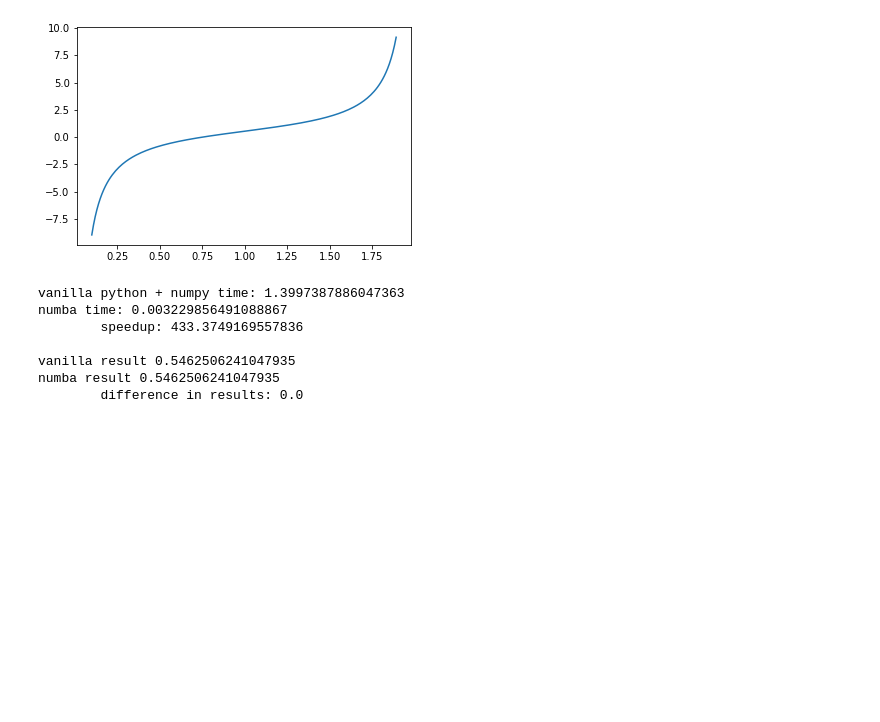
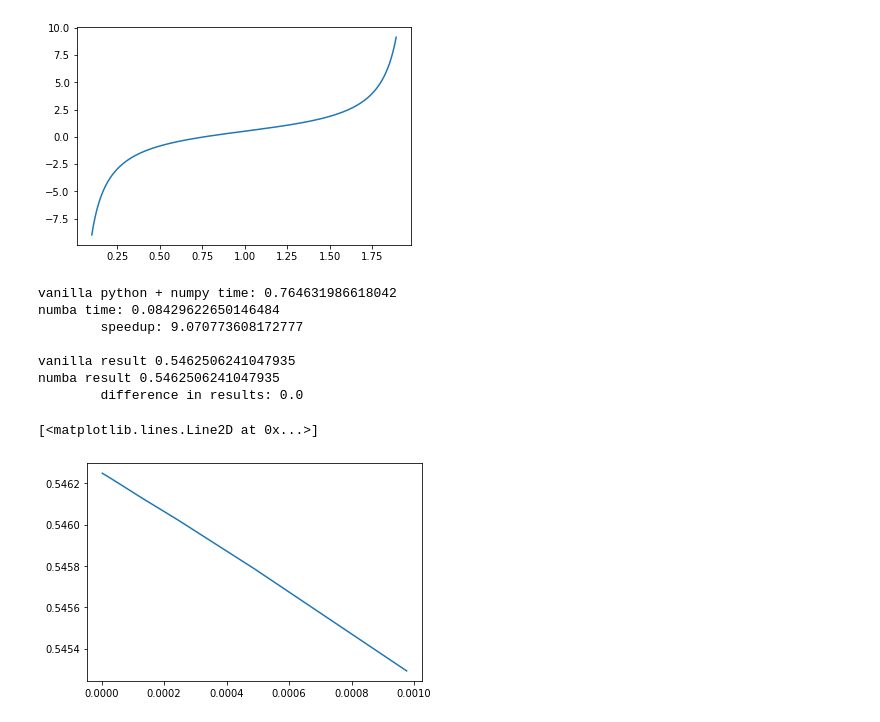
Before and after one commit to anuramat/comp_algos, a Jupyter notebook: series.ipynb, the cells around one changed output. Cells and saved outputs as stored; diff of their text form; code cells hidden in the pictures; blank space fills up the shorter version.

Commit message:
fixed n(epsilon) for faster_sum and faster_sum_numba, added some plots for comparison of naive_sum and faster_sum

```diff
--- a/series.ipynb
+++ b/series.ipynb
@@ -45,7 +45,7 @@ def faster_sum_numba(z, epsilon):
 
     z = myfloat(z)
     epsilon = myfloat(epsilon)
-    n = np.around(1/(epsilon*0.9)) #TODO change n(epsilon)
+    n = np.around(np.sqrt(1/(1.8*epsilon)))
 
     result = myfloat(np.pi*np.pi/6)
 
@@ -63,7 +63,7 @@ myplot(faster_sum_numba,10**-6)
 
 # parameters
 myz = 1
-myepsilon = 10**-6
+myepsilon = 10**-12
 
 # measure the vanilla python + numpy
 start = time.time()
@@ -85,10 +85,18 @@ print('vanilla result', vr)
 print('numba result', nr)
 print('\tdifference in results:', vr-nr)
 # %% [output]
-vanilla python + numpy time: 1.3997387886047363
-numba time: 0.003229856491088867
-        speedup: 433.3749169557836
+vanilla python + numpy time: 0.764631986618042
+numba time: 0.08429622650146484
+        speedup: 9.070773608172777
 
 vanilla result 0.5462506241047935
 numba result 0.5462506241047935
         difference in results: 0.0
+# %%
+x = [2**-i for i in range(10,20)]
+y1 = [faster_sum_numba(1,j) for j in x]
+
+plt.plot(x,y1)
+# %% [output]
+[<matplotlib.lines.Line2D at 0x...>]
+[figure, added]
```
Also changed, not shown: parts of 4 cells of this notebook.
